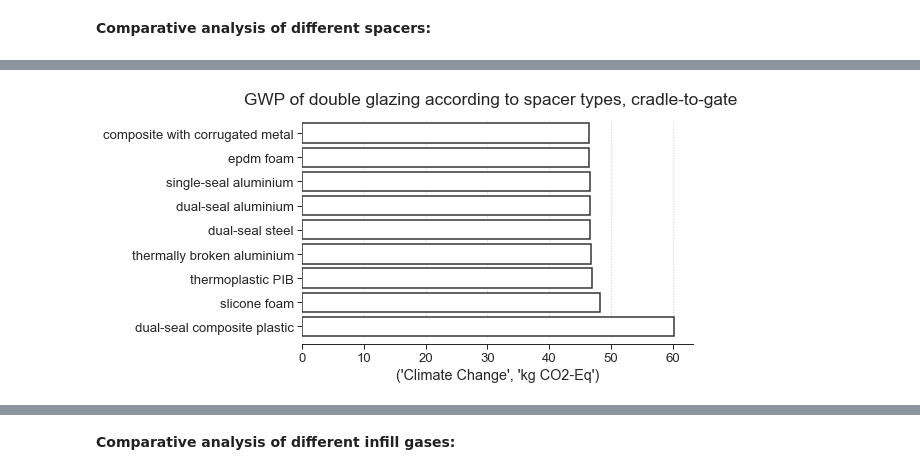
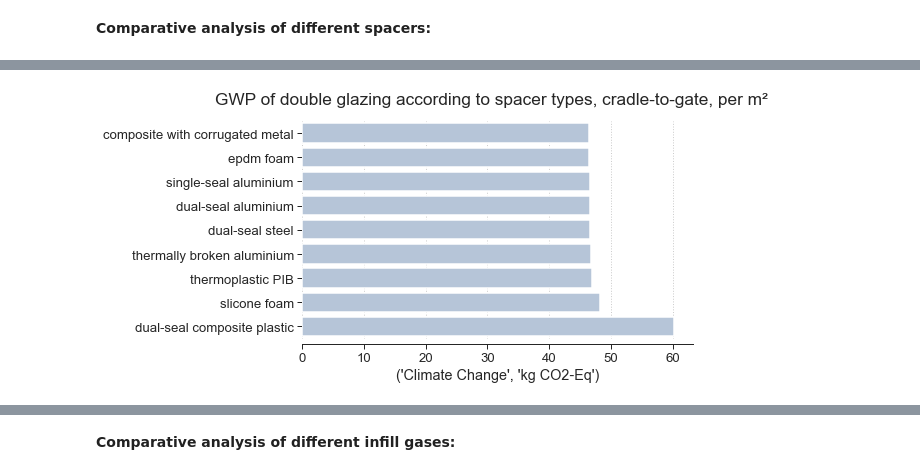
Before and after one commit to JeanSouv/LCA_IGUs, a Jupyter notebook: 02_LCA.ipynb, the cells around one changed output, grey strips where cells are left out. Saved outputs shown, nothing was run; the diff lists cells and outputs as text; code cells hidden in the pictures.

```diff
--- a/02_LCA.ipynb
+++ b/02_LCA.ipynb
@@ -1071,20 +840,20 @@ df_impacts_spacers.round(2)
 # %%
 fig, ax = plt.subplots(figsize=(7, 4))
 
 sns.barplot(data=df_impacts_spacers,
             x=("Climate Change", "kg CO2-Eq"),
             y=df_impacts_spacers.index,
-            color="white", edgecolor=".2", linewidth=1.5)
+            color="lightsteelblue", linewidth=1.5)
 
 ax.yaxis.label.set_visible(False)
 ax.grid(which='major', axis='x', linestyle=':', linewidth=1)
 
 fig.suptitle(
-    'GWP of double glazing according to spacer types, cradle-to-gate')
+    'GWP of double glazing according to spacer types, cradle-to-gate, per m²')
 sns.despine(left=True, offset=5)
 plt.show()
 # %% [output]
-[figure, old version]
+[figure, new version]
 # %%
 df_norm_impacts_spacers = df_impacts_spacers / df_impacts_spacers.max()
 df_norm_impacts_spacers.round(2).sort_values(
```
Also changed, not shown: parts of 153 cells of this notebook, 8 other files.
